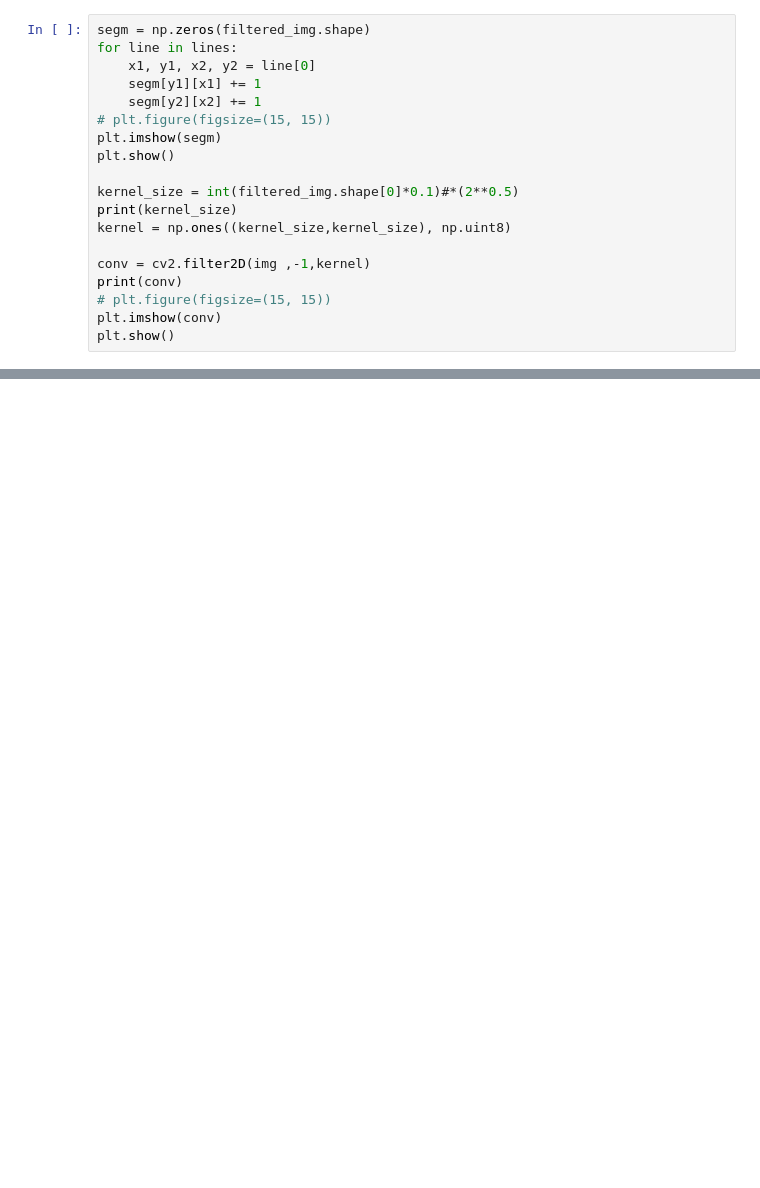
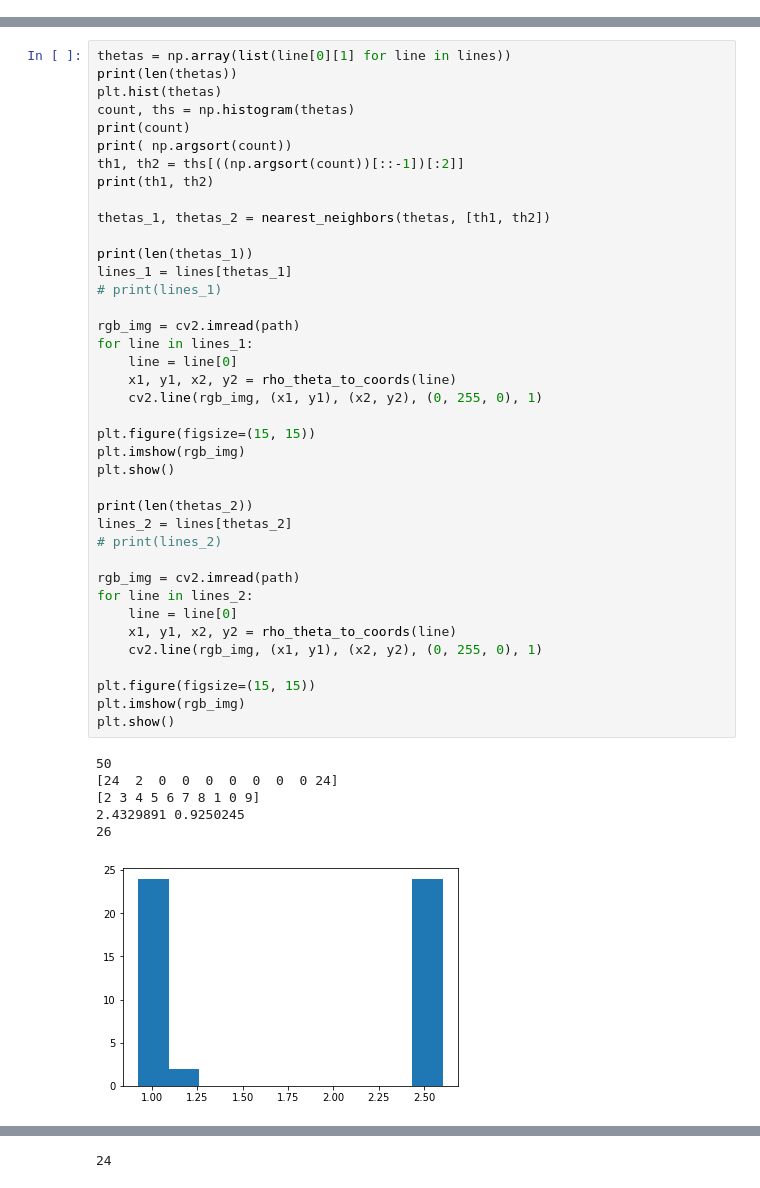
Before and after one commit to jimkon/sudoku-solver, a Jupyter notebook: src/detection.ipynb, the cells around one changed output, grey strips where cells are left out. Drawn from its saved outputs; the diff is of its cells as text; blank space fills up the shorter version.

```diff
--- a/src/detection.ipynb
+++ b/src/detection.ipynb
@@ -122,19 +98,0 @@ lines 1282
-# %%
-segm = np.zeros(filtered_img.shape)
-for line in lines:
-    x1, y1, x2, y2 = line[0]
-    segm[y1][x1] += 1
-    segm[y2][x2] += 1
-# plt.figure(figsize=(15, 15))
-plt.imshow(segm)
-plt.show()
-
-kernel_size = int(filtered_img.shape[0]*0.1)#*(2**0.5)
-print(kernel_size)
-kernel = np.ones((kernel_size,kernel_size), np.uint8)
-
-conv = cv2.filter2D(img ,-1,kernel)
-print(conv)
-# plt.figure(figsize=(15, 15))
-plt.imshow(conv)
-plt.show()
@@ -158,0 +99,46 @@ plt.show()
+# %%
+thetas = np.array(list(line[0][1] for line in lines))
+print(len(thetas))
+plt.hist(thetas)
+count, ths = np.histogram(thetas)
+print(count)
+print( np.argsort(count))
+th1, th2 = ths[((np.argsort(count))[::-1])[:2]]
+print(th1, th2)
+
+thetas_1, thetas_2 = nearest_neighbors(thetas, [th1, th2])
+
+print(len(thetas_1))
+lines_1 = lines[thetas_1]
+# print(lines_1)
+
+rgb_img = cv2.imread(path)
+for line in lines_1:
+    line = line[0]
+    x1, y1, x2, y2 = rho_theta_to_coords(line)
+    cv2.line(rgb_img, (x1, y1), (x2, y2), (0, 255, 0), 1)
+
+plt.figure(figsize=(15, 15))
+plt.imshow(rgb_img)
+plt.show()
+
+print(len(thetas_2))
+lines_2 = lines[thetas_2]
+# print(lines_2)
+
+rgb_img = cv2.imread(path)
+for line in lines_2:
+    line = line[0]
+    x1, y1, x2, y2 = rho_theta_to_coords(line)
+    cv2.line(rgb_img, (x1, y1), (x2, y2), (0, 255, 0), 1)
+
+plt.figure(figsize=(15, 15))
+plt.imshow(rgb_img)
+plt.show()
+# %% [output]
+50
+[24  2  0  0  0  0  0  0  0 24]
+[2 3 4 5 6 7 8 1 0 9]
+2.4329891 0.9250245
+26
+[figure, added]
@@ -158,0 +146 @@ plt.show()
+24
```
Also changed, not shown: parts of 9 cells of this notebook, 3 other files.
